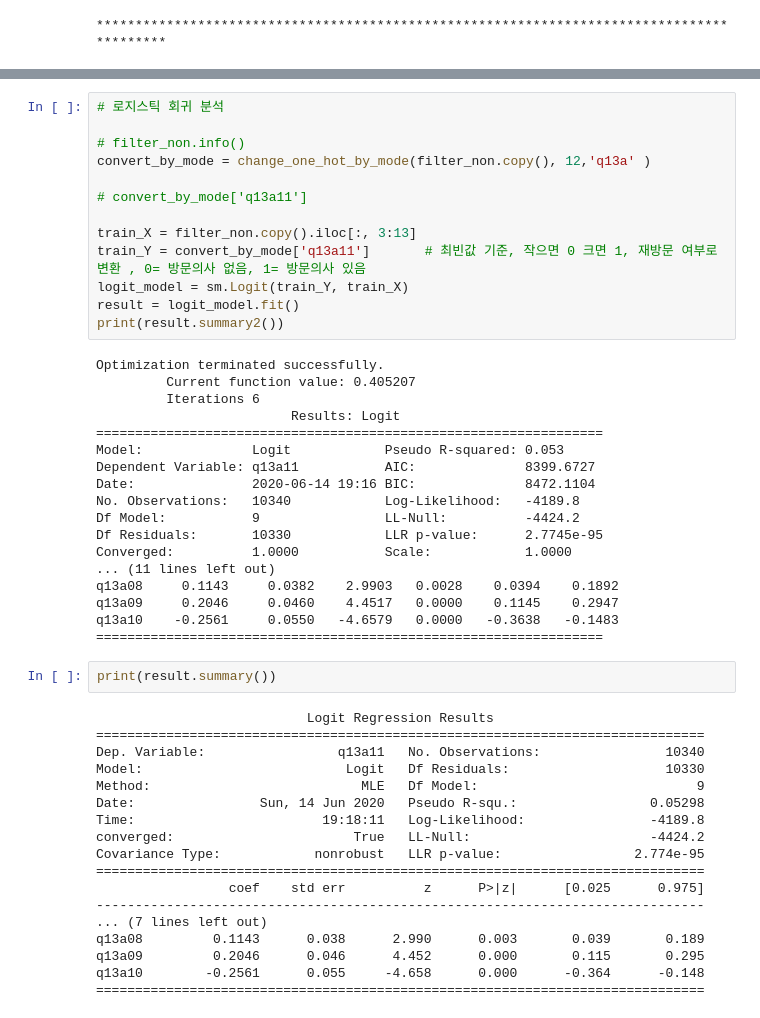
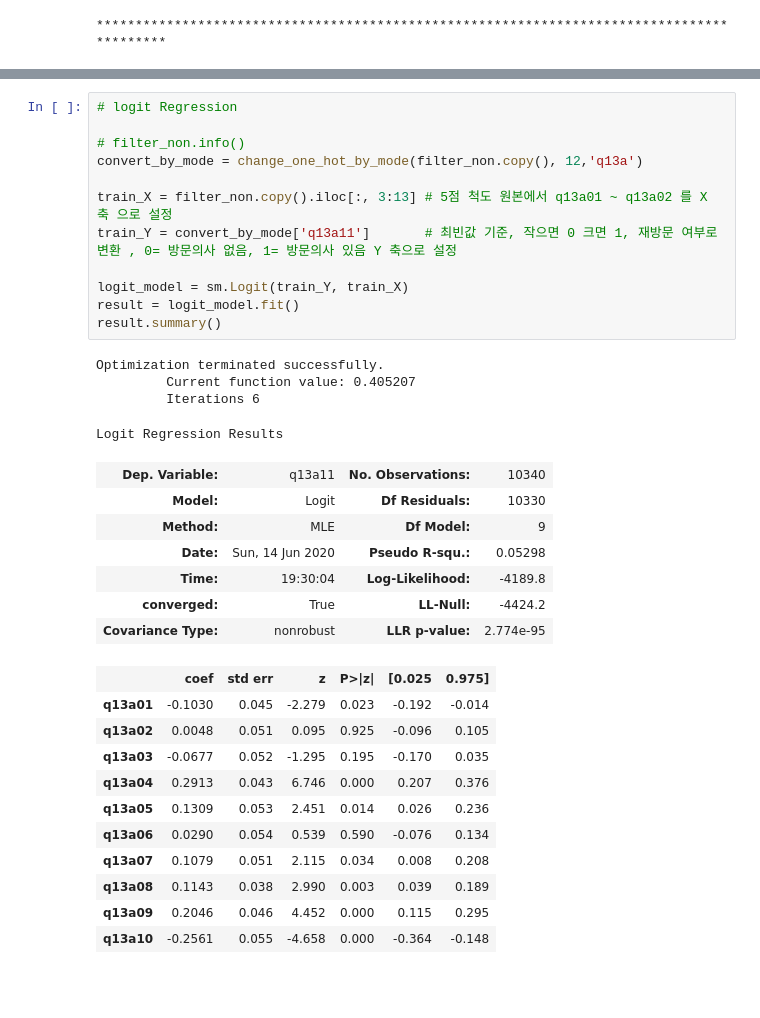
Before and after one commit to asdhgfasd1/2020, a Jupyter notebook: statistics/statistics03.ipynb, the cells around one changed output, grey strips where cells are left out. Cells and saved outputs as stored; diff of their text form; blank space fills up the shorter version.

```diff
--- a/statistics/statistics03.ipynb
+++ b/statistics/statistics03.ipynb
@@ -393,51 +384,35 @@ Kurtosis:             4.593         Condition No.:         124
 # %%
-# 로지스틱 회귀 분석
+# logit Regression
 
 # filter_non.info()
-convert_by_mode = change_one_hot_by_mode(filter_non.copy(), 12,'q13a' )
+convert_by_mode = change_one_hot_by_mode(filter_non.copy(), 12,'q13a')
 
-# convert_by_mode['q13a11']
+train_X = filter_non.copy().iloc[:, 3:13] # 5점 척도 원본에서 q13a01 ~ q13a02 를 X 축 으로 설정
+train_Y = convert_by_mode['q13a11']       # 최빈값 기준, 작으면 0 크면 1, 재방문 여부로 변환 , 0= 방문의사 없음, 1= 방문의사 있음 Y 축으로 설정
 
-train_X = filter_non.copy().iloc[:, 3:13]
-train_Y = convert_by_mode['q13a11']       # 최빈값 기준, 작으면 0 크면 1, 재방문 여부로 변환 , 0= 방문의사 없음, 1= 방문의사 있음
 logit_model = sm.Logit(train_Y, train_X)
 result = logit_model.fit()
-print(result.summary2())
+result.summary()
 # %% [output]
 Optimization terminated successfully.
          Current function value: 0.405207
          Iterations 6
-                         Results: Logit
-=================================================================
-Model:              Logit            Pseudo R-squared: 0.053
-Dependent Variable: q13a11           AIC:              8399.6727
-Date:               2020-06-14 19:16 BIC:              8472.1104
-No. Observations:   10340            Log-Likelihood:   -4189.8
-Df Model:           9                LL-Null:          -4424.2
-Df Residuals:       10330            LLR p-value:      2.7745e-95
-Converged:          1.0000           Scale:            1.0000
-... (11 lines left out)
-q13a08     0.1143     0.0382    2.9903   0.0028    0.0394    0.1892
-q13a09     0.2046     0.0460    4.4517   0.0000    0.1145    0.2947
-q13a10    -0.2561     0.0550   -4.6579   0.0000   -0.3638   -0.1483
-=================================================================
+Logit Regression Results
+| Dep. Variable: | q13a11 | No. Observations: | 10340 |
+| Model: | Logit | Df Residuals: | 10330 |
+| Method: | MLE | Df Model: | 9 |
+| Date: | Sun, 14 Jun 2020 | Pseudo R-squ.: | 0.05298 |
+| Time: | 19:30:04 | Log-Likelihood: | -4189.8 |
+| converged: | True | LL-Null: | -4424.2 |
+| Covariance Type: | nonrobust | LLR p-value: | 2.774e-95 |
+|  | coef | std err | z | P>|z| | [0.025 | 0.975] |
+| q13a01 | -0.1030 | 0.045 | -2.279 | 0.023 | -0.192 | -0.014 |
+| q13a02 | 0.0048 | 0.051 | 0.095 | 0.925 | -0.096 | 0.105 |
+| q13a03 | -0.0677 | 0.052 | -1.295 | 0.195 | -0.170 | 0.035 |
+| q13a04 | 0.2913 | 0.043 | 6.746 | 0.000 | 0.207 | 0.376 |
+| q13a05 | 0.1309 | 0.053 | 2.451 | 0.014 | 0.026 | 0.236 |
+| q13a06 | 0.0290 | 0.054 | 0.539 | 0.590 | -0.076 | 0.134 |
+| q13a07 | 0.1079 | 0.051 | 2.115 | 0.034 | 0.008 | 0.208 |
+| q13a08 | 0.1143 | 0.038 | 2.990 | 0.003 | 0.039 | 0.189 |
+| q13a09 | 0.2046 | 0.046 | 4.452 | 0.000 | 0.115 | 0.295 |
+| q13a10 | -0.2561 | 0.055 | -4.658 | 0.000 | -0.364 | -0.148 |
-# %%
-print(result.summary())
-# %% [output]
-                           Logit Regression Results
-==============================================================================
-Dep. Variable:                 q13a11   No. Observations:                10340
-Model:                          Logit   Df Residuals:                    10330
-Method:                           MLE   Df Model:                            9
-Date:                Sun, 14 Jun 2020   Pseudo R-squ.:                 0.05298
-Time:                        19:18:11   Log-Likelihood:                -4189.8
-converged:                       True   LL-Null:                       -4424.2
-Covariance Type:            nonrobust   LLR p-value:                 2.774e-95
-==============================================================================
-                 coef    std err          z      P>|z|      [0.025      0.975]
-------------------------------------------------------------------------------
-... (7 lines left out)
-q13a08         0.1143      0.038      2.990      0.003       0.039       0.189
-q13a09         0.2046      0.046      4.452      0.000       0.115       0.295
-q13a10        -0.2561      0.055     -4.658      0.000      -0.364      -0.148
-==============================================================================
```
Also changed, not shown: parts of 2 cells of this notebook.
